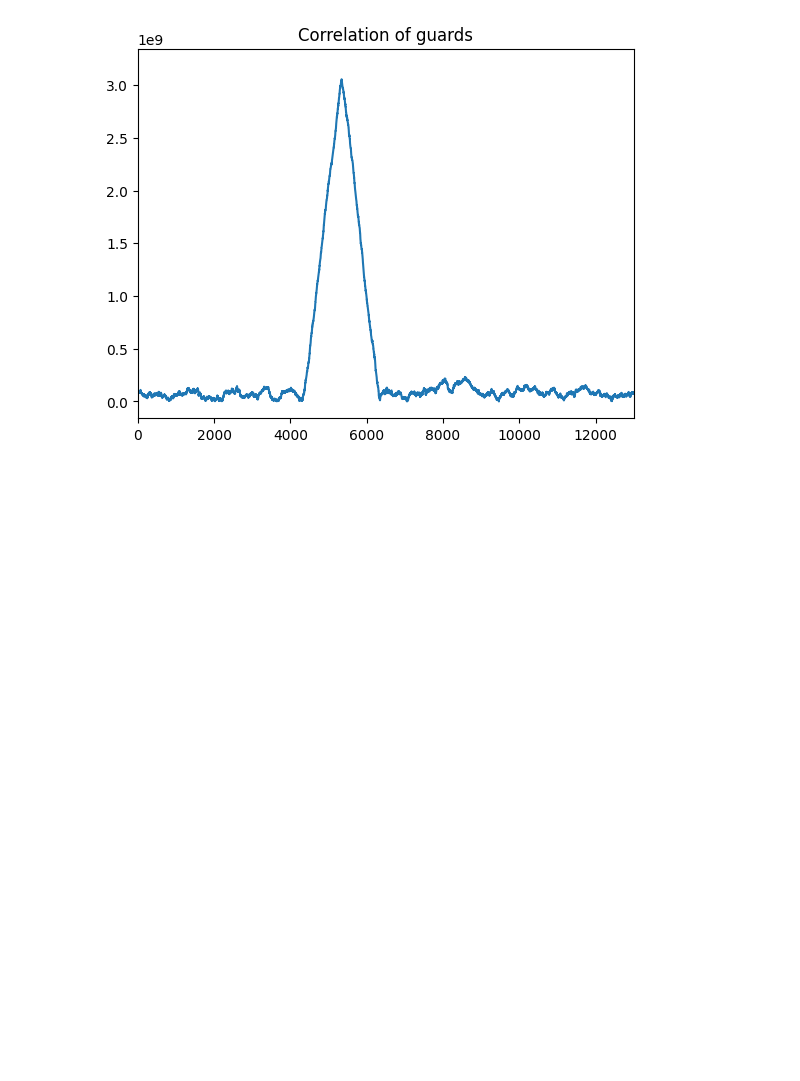
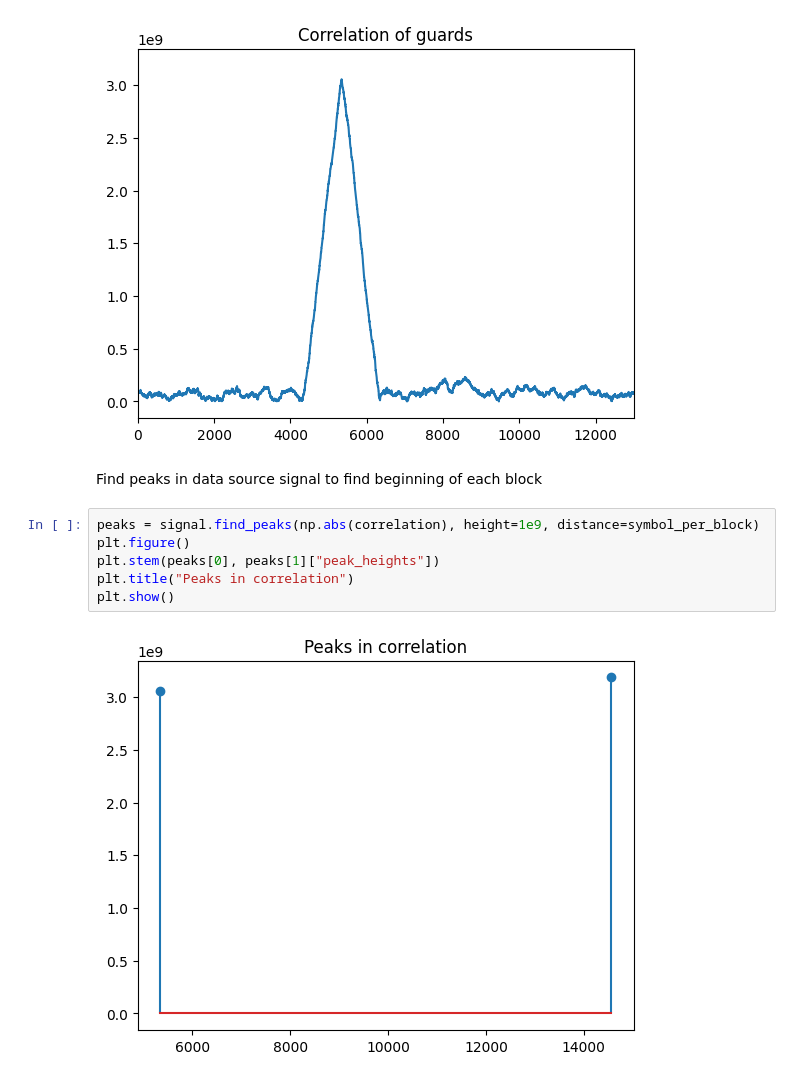
Before and after one commit to jlatusek/dvbt-py, a Jupyter notebook: dvbt.ipynb, the cells around one changed output. Drawn from its saved outputs; the diff is of its cells as text; blank space fills up the shorter version.

Commit message:
Add symbol findings

```diff
--- a/dvbt.ipynb
+++ b/dvbt.ipynb
@@ -120,3 +121,13 @@ plt.xlim([0000, 13000])
 plt.show()
 # %% [output]
 [figure]
+# %% [markdown]
+Find peaks in data source signal to find beginning of each block
+# %%
+peaks = signal.find_peaks(np.abs(correlation), height=1e9, distance=symbol_per_block)
+plt.figure()
+plt.stem(peaks[0], peaks[1]["peak_heights"])
+plt.title("Peaks in correlation")
+plt.show()
+# %% [output]
+[figure, added]
```
Also changed, not shown: parts of 6 cells of this notebook.
